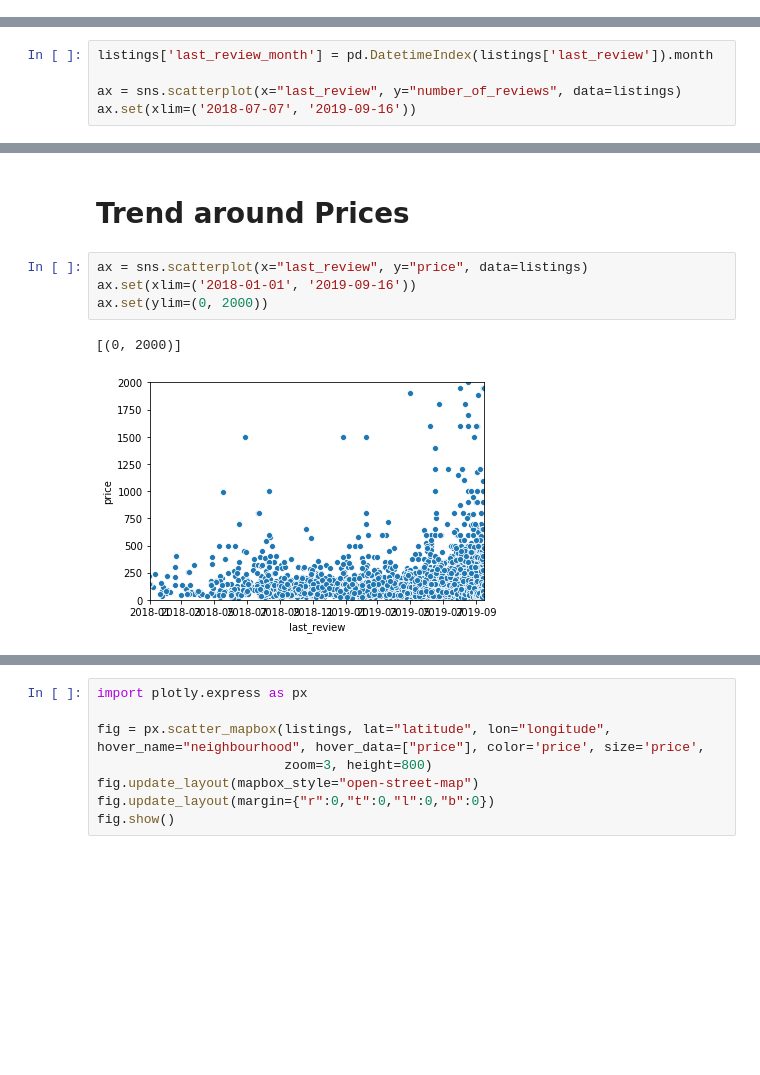
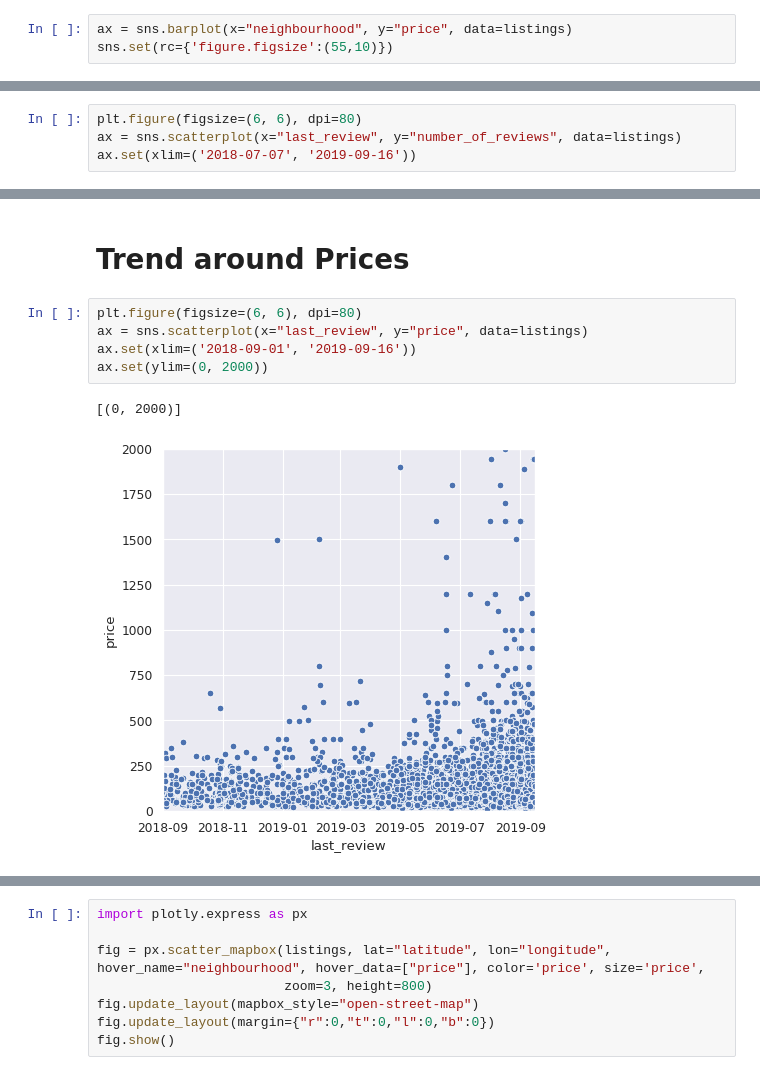
Before and after one commit to nikibhatt/DS-Unit-2-Applied-Modeling, a Jupyter notebook: NB_project2_Final.ipynb, the cells around one changed output, grey strips where cells are left out. Drawn from its saved outputs; the diff is of its cells as text; blank space fills up the shorter version.

```diff
--- a/NB_project2_Final.ipynb
+++ b/NB_project2_Final.ipynb
@@ -108,3 +109,6 @@ ax = sns.barplot(x="neighbourhood", y="price", hue="room_type", data=listings)
 sns.set(rc={'figure.figsize':(25,10)})
 # %% [output]
 [figure]
+# %%
+ax = sns.barplot(x="neighbourhood", y="price", data=listings)
+sns.set(rc={'figure.figsize':(55,10)})
@@ -122,5 +122,4 @@ ax.set(xlim=('2018-07-07', '2019-09-16'))
 # %%
-listings['last_review_month'] = pd.DatetimeIndex(listings['last_review']).month
-
+plt.figure(figsize=(6, 6), dpi=80)
 ax = sns.scatterplot(x="last_review", y="number_of_reviews", data=listings)
 ax.set(xlim=('2018-07-07', '2019-09-16'))
@@ -127,9 +152,10 @@ ax.set(xlim=('2018-07-07', '2019-09-16'))
 # %% [markdown]
 # Trend around Prices
 # %%
+plt.figure(figsize=(6, 6), dpi=80)
 ax = sns.scatterplot(x="last_review", y="price", data=listings)
-ax.set(xlim=('2018-01-01', '2019-09-16'))
+ax.set(xlim=('2018-09-01', '2019-09-16'))
 ax.set(ylim=(0, 2000))
 # %% [output]
 [(0, 2000)]
-[figure, old version]
+[figure, new version]
```
Also changed, not shown: parts of 25 cells of this notebook.
